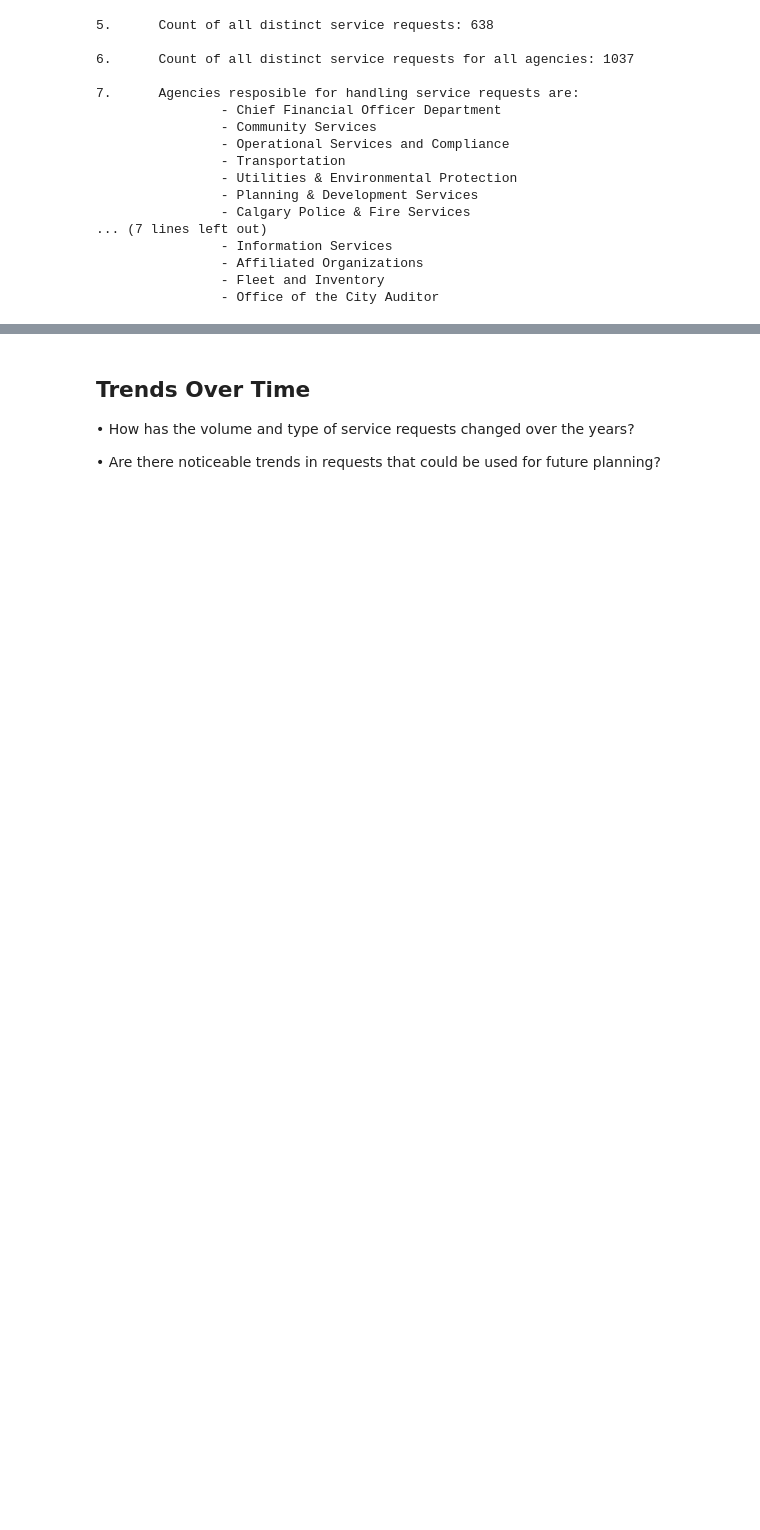
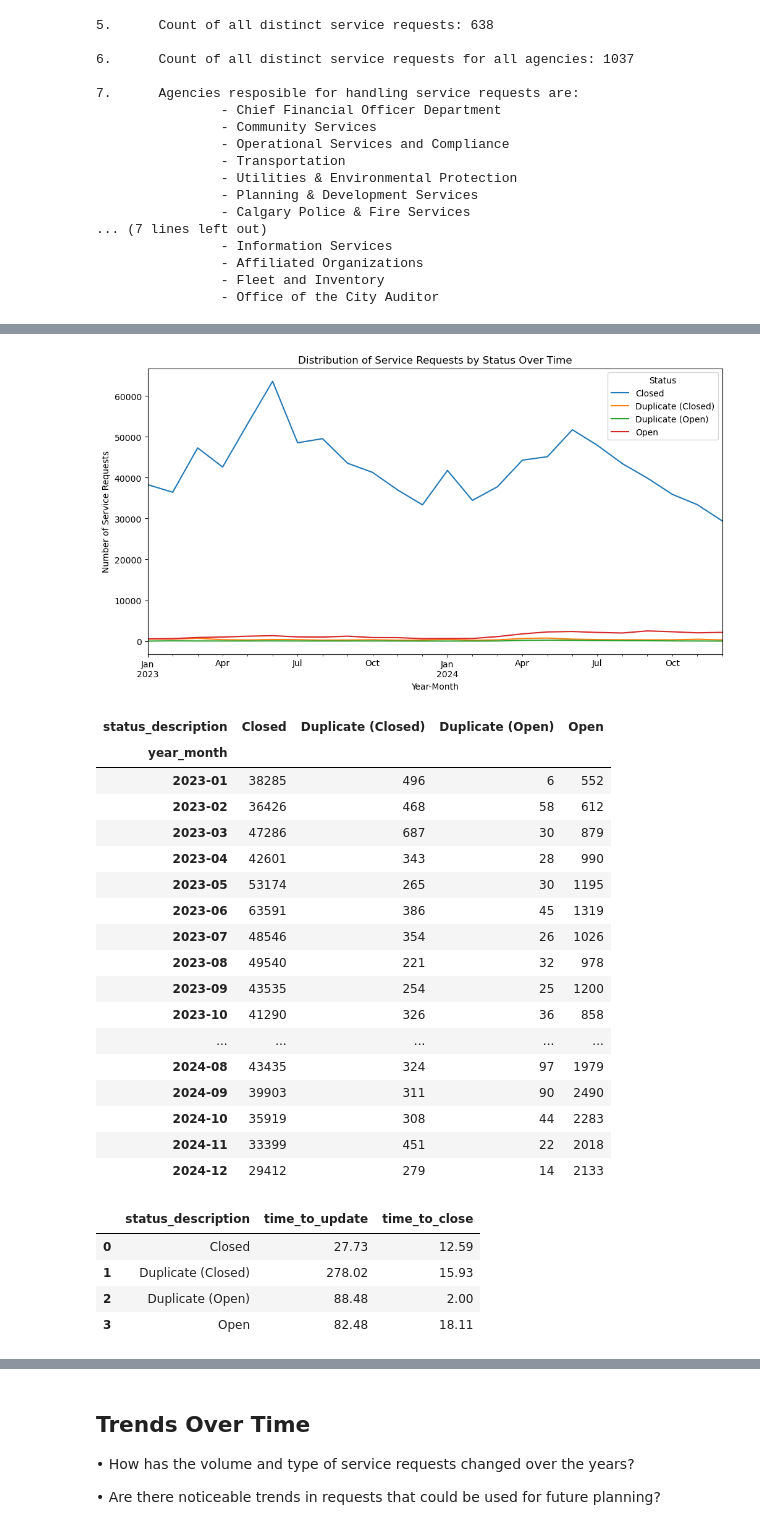
Before and after one commit to AnithaUofC/311ServiceRequests, a Jupyter notebook: 311DataWrangling.ipynb, the cells around one changed output, grey strips where cells are left out. Cells and saved outputs as stored; diff of their text form; code cells hidden in the pictures; blank space fills up the shorter version.

Commit message:
Visualizations of service req service and its analysis is done

```diff
--- a/311DataWrangling.ipynb
+++ b/311DataWrangling.ipynb
@@ -335,6 +335,9 @@ print("\tcommunity_sector")
 df.loc[df['comm_code'].isnull(), 'comm_code'] = "Community Centrepoint"
 df.loc[df['comm_name'].isnull(), 'comm_name'] = "Community Centrepoint"
 df.loc[df['community_sector'].isnull(), 'community_sector'] = "Community Centrepoint"
+
+# Extract year and month from the requested_date column
+df['year_month'] = df['requested_date'].dt.to_period('M')
 # %% [output]
 Additional Columns created are:
         community_sector
@@ -405,9 +408,13 @@ for division in agencies:
         lambda x: x.split('-', 1)[1] if '-' in x else x
     )
 
-# Display the updated DataFrame
-#print("Updated DataFrame:")
-#display(df.head(100))
+#Update Service Category names
+df.loc[df['service_category'] == 'CT', 'service_category'] = 'Calgary Transit'
+df.loc[df['service_category'] == 'DBBS Inspection', 'service_category'] = 'Development, Business and Building Services'
+df.loc[df['service_category'] == 'WRS', 'service_category'] = 'Waste and Recycling Services'
+df.loc[df['service_category'] == 'WATS', 'service_category'] = 'Water Services'
+df.loc[df['service_category'] == 'Corporate', 'service_category'] = 'Corporate Wide Service Requests'
+
 
 print("\n\033[1m"+"Additional Columns created are:"+"\033[0m")
 print("\tagency_division")
@@ -1149,0 +688,62 @@ print(weekend_trends)
+# %%
+# Convert requested_date to datetime if not already in datetime format
+df['requested_date'] = pd.to_datetime(df['requested_date'])
+
+# Extract year and month from the requested_date column
+df['year_month'] = df['requested_date'].dt.to_period('M')
+
+# Group by year_month and status_description, then count the number of occurrences
+status_trends = df.groupby(['year_month', 'status_description']).size().reset_index(name='status_count')
+
+# Pivot the table to make it easier to plot
+status_trends_pivot = status_trends.pivot(index='year_month', columns='status_description', values='status_count').fillna(0)
+
+# Plotting the status distribution over time
+status_trends_pivot.plot(kind='line', figsize=(12, 6))
+plt.xlabel('Year-Month')
+plt.ylabel('Number of Service Requests')
+plt.title('Distribution of Service Requests by Status Over Time')
+plt.legend(title='Status')
+plt.show()
+
+# Display the result
+display(status_trends_pivot)
+
+
+# Calculate time differences in days
+df['time_to_update'] = (df['updated_date'] - df['requested_date']).dt.days
+df['time_to_close'] = (df['closed_date'] - df['requested_date']).dt.days
+
+# Group by status_description and calculate average time differences
+status_efficiency = df.groupby('status_description').agg({
+    'time_to_update': 'mean',
+    'time_to_close': 'mean'
+}).reset_index()
+
+# Display the result
+display(status_efficiency)
+# %% [output]
+[figure, added]
+| status_description | Closed | Duplicate (Closed) | Duplicate (Open) | Open |
+| year_month |  |  |  |  |
+| 2023-01 | 38285 | 496 | 6 | 552 |
+| 2023-02 | 36426 | 468 | 58 | 612 |
+| 2023-03 | 47286 | 687 | 30 | 879 |
+| 2023-04 | 42601 | 343 | 28 | 990 |
+| 2023-05 | 53174 | 265 | 30 | 1195 |
+| 2023-06 | 63591 | 386 | 45 | 1319 |
+| 2023-07 | 48546 | 354 | 26 | 1026 |
+| 2023-08 | 49540 | 221 | 32 | 978 |
+| 2023-09 | 43535 | 254 | 25 | 1200 |
+| 2023-10 | 41290 | 326 | 36 | 858 |
+| ... | ... | ... | ... | ... |
+| 2024-08 | 43435 | 324 | 97 | 1979 |
+| 2024-09 | 39903 | 311 | 90 | 2490 |
+| 2024-10 | 35919 | 308 | 44 | 2283 |
+| 2024-11 | 33399 | 451 | 22 | 2018 |
+| 2024-12 | 29412 | 279 | 14 | 2133 |
+|  | status_description | time_to_update | time_to_close |
+| 0 | Closed | 27.73 | 12.59 |
+| 1 | Duplicate (Closed) | 278.02 | 15.93 |
+| 2 | Duplicate (Open) | 88.48 | 2.00 |
+| 3 | Open | 82.48 | 18.11 |
```
Also changed, not shown: parts of 35 cells of this notebook.
